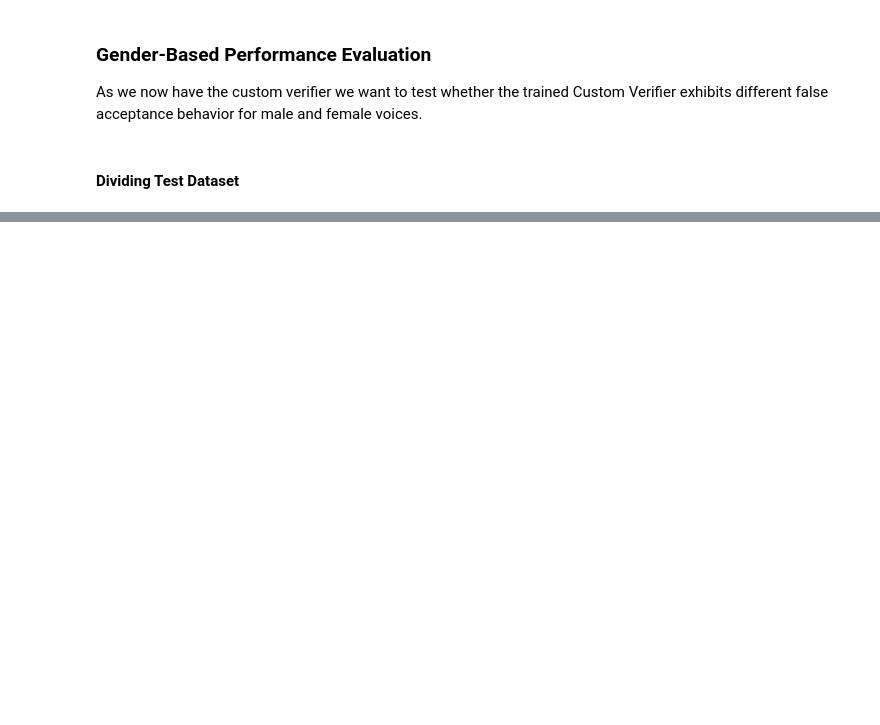
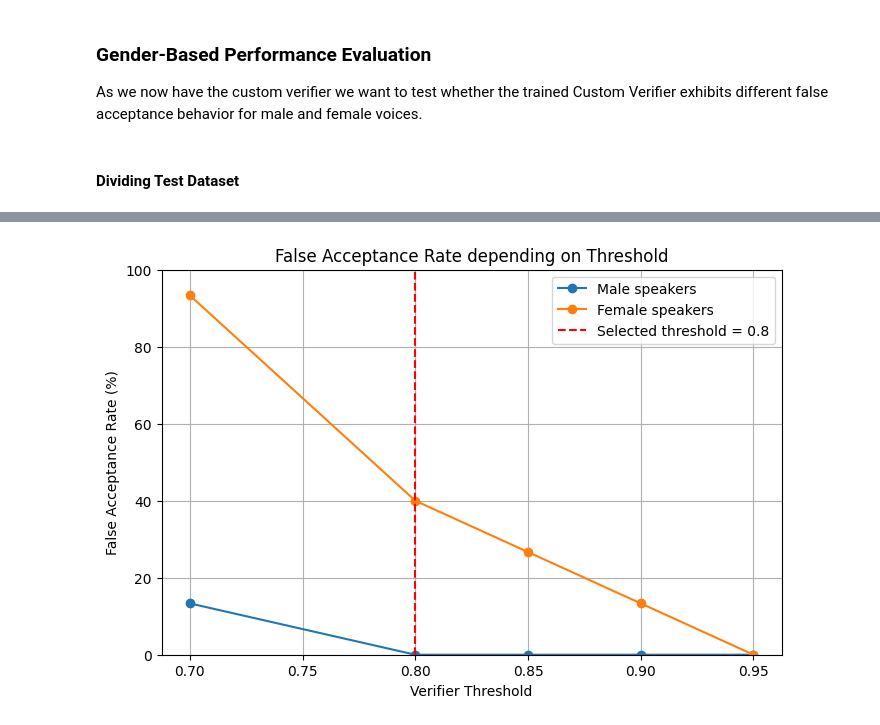
Before and after one commit to quadflal/speech-interaction-2026, a Jupyter notebook: Evaluation.ipynb, the cells around one changed output, grey strips where cells are left out. Cells and saved outputs as stored; diff of their text form; code cells hidden in the pictures; blank space fills up the shorter version.

```diff
--- a/Evaluation.ipynb
+++ b/Evaluation.ipynb
@@ -528,0 +658,10 @@ print("Male FAR:", female_far)
+# %%
+male_far, male_fa, male_scores = calculate_far(
+    male_test_clips,
+    verifier,
+    oww_model,
+    threshold=0.8
+)
+
+print("Male FAR:", male_far)
+print("Male false accepts:", male_fa)
@@ -528,0 +673,10 @@ print("Male FAR:", female_far)
+# %%
+female_far, female_fa, female_scores = calculate_far(
+    female_test_clips,
+    verifier,
+    oww_model,
+    threshold=0.8
+)
+
+print("Female FAR:", female_far)
+print("Female false accepts:", female_fa)
@@ -528,0 +757,35 @@ print("Male FAR:", female_far)
+# %%
+plt.figure(figsize=(8,5))
+
+plt.plot(
+    thresholds,
+    [x*100 for x in male_far_values],
+    marker="o",
+    label="Male speakers"
+)
+
+plt.plot(
+    thresholds,
+    [x*100 for x in female_far_values],
+    marker="o",
+    label="Female speakers"
+)
+
+plt.axvline(
+    0.8,
+    color="red",
+    linestyle="--",
+    label="Selected threshold = 0.8"
+)
+
+plt.xlabel("Verifier Threshold")
+plt.ylabel("False Acceptance Rate (%)")
+plt.title("False Acceptance Rate depending on Threshold")
+
+plt.ylim(0,100)
+plt.grid(True)
+plt.legend()
+
+plt.show()
+# %% [output]
+[figure, added]
```
Also changed, not shown: parts of 47 cells of this notebook.
